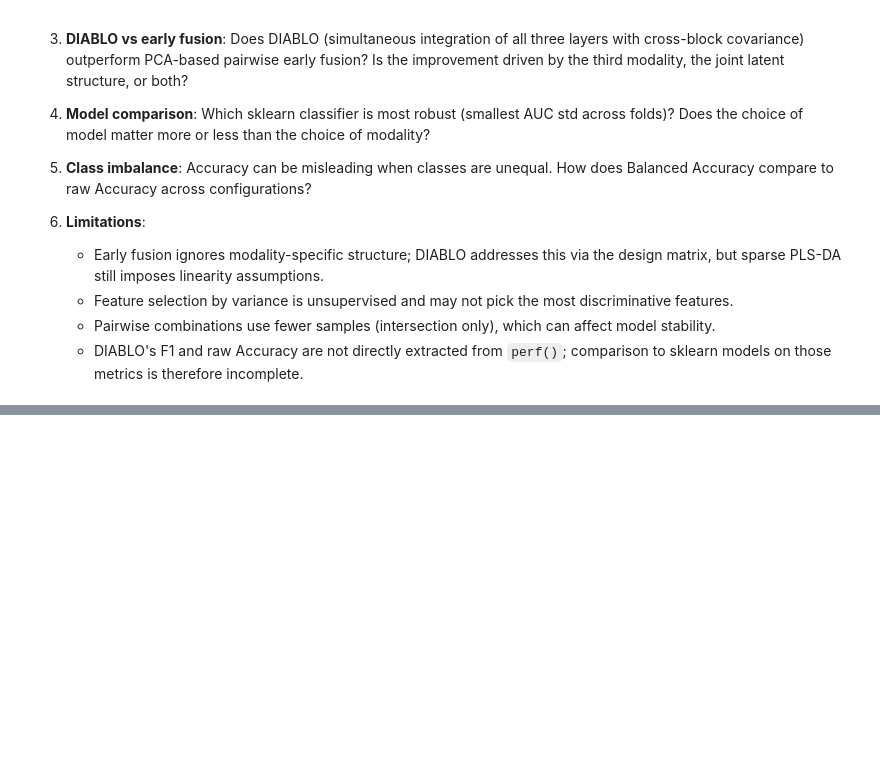
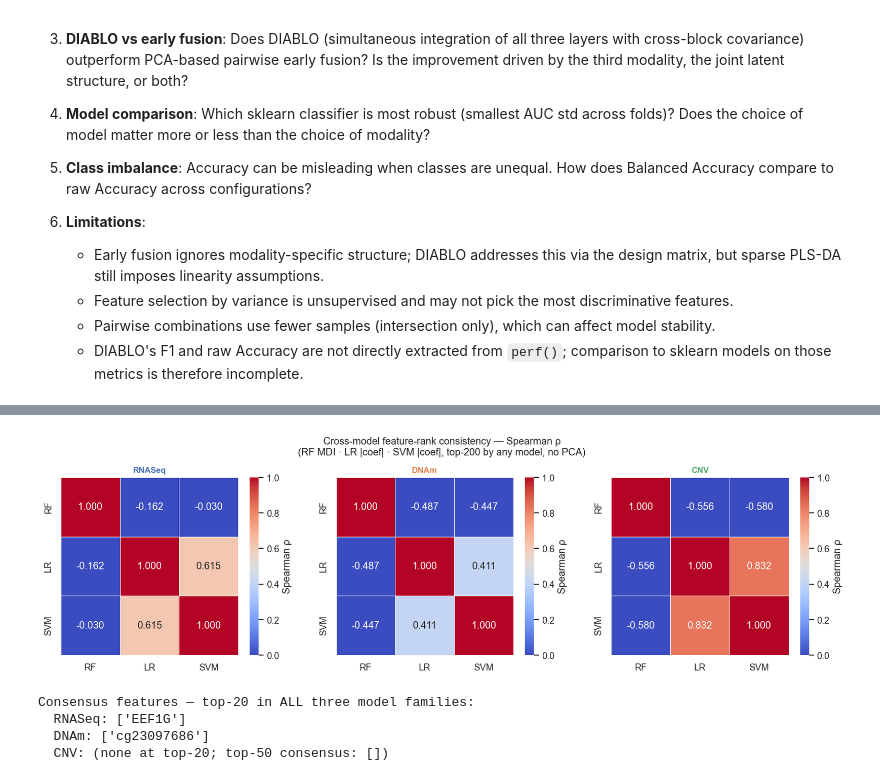
Before and after one commit to zyqqqq0122/CompSysBio2026, a Jupyter notebook: Prediction.ipynb, the cells around one changed output, grey strips where cells are left out. Drawn from its saved outputs; the diff is of its cells as text; code cells hidden in the pictures; blank space fills up the shorter version.

```diff
--- a/Prediction.ipynb
+++ b/Prediction.ipynb
@@ -1277,0 +1469,42 @@ Note: sklearn metrics = 5-fold CV mean; DIABLO = 3-fold × 10-repeat CV.
+# %%
+# ── 9.3  Cross-model feature-rank consistency ─────────────────────────────────
+fig, axes = plt.subplots(1, 3, figsize=(14, 4))
+
+for ax, name in zip(axes, MODS):
+    fn = interp_data[name]['feat_names']
+    m  = interp_models[name]
+    ranks = pd.DataFrame({
+        'RF':  pd.Series(m['rf_imp'],  index=fn).rank(ascending=False),
+        'LR':  pd.Series(m['lr_imp'],  index=fn).rank(ascending=False),
+        'SVM': pd.Series(m['svm_imp'], index=fn).rank(ascending=False),
+    })
+    # Restrict to features in top-200 by any model for a stable estimate
+    corr = ranks[(ranks <= 200).any(axis=1)].corr(method='spearman')
+    sns.heatmap(corr, annot=True, fmt='.3f', cmap='coolwarm', vmin=0, vmax=1,
+                ax=ax, square=True, linewidths=0.5, cbar_kws={'label': 'Spearman ρ'})
+    ax.set_title(f'{name}', fontsize=10, color=PALETTE[name], fontweight='bold')
+
+plt.suptitle('Cross-model feature-rank consistency — Spearman ρ\n'
+             '(RF MDI · LR |coef| · SVM |coef|, top-200 by any model, no PCA)',
+             fontsize=12)
+plt.tight_layout()
+plt.show()
+
+# ── Consensus: features in top-K for ALL three model families ─────────────────
+print(f'\nConsensus features — top-{TOP_K} in ALL three model families:')
+for name in MODS:
+    fn = interp_data[name]['feat_names']
+    m  = interp_models[name]
+    s  = [set(fn[np.argsort(m[k])[-TOP_K:]]) for k in ('rf_imp', 'lr_imp', 'svm_imp')]
+    cons = s[0] & s[1] & s[2]
+    if cons:
+        print(f'  {name}: {sorted(cons)}')
+    else:
+        s50 = [set(fn[np.argsort(m[k])[-50:]]) for k in ('rf_imp', 'lr_imp', 'svm_imp')]
+        print(f'  {name}: (none at top-{TOP_K}; top-50 consensus: {sorted(s50[0]&s50[1]&s50[2])})')
+# %% [output]
+[figure, added]
+Consensus features — top-20 in ALL three model families:
+  RNASeq: ['EEF1G']
+  DNAm: ['cg23097686']
+  CNV: (none at top-20; top-50 consensus: [])
```
Also changed, not shown: parts of 14 cells of this notebook.
